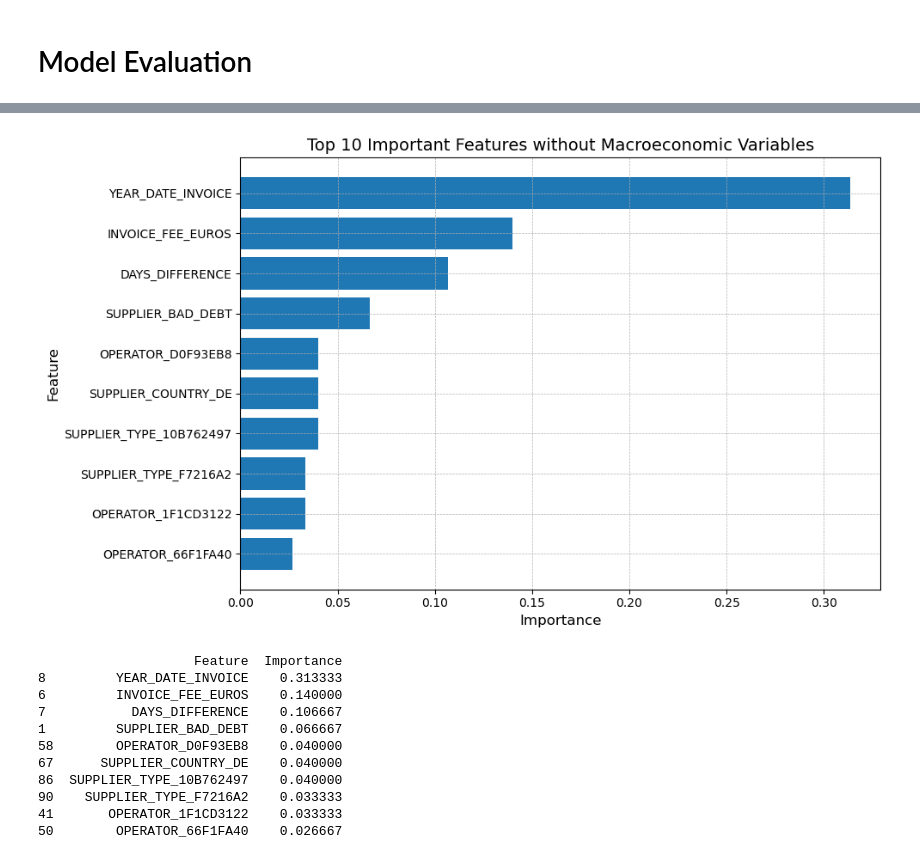
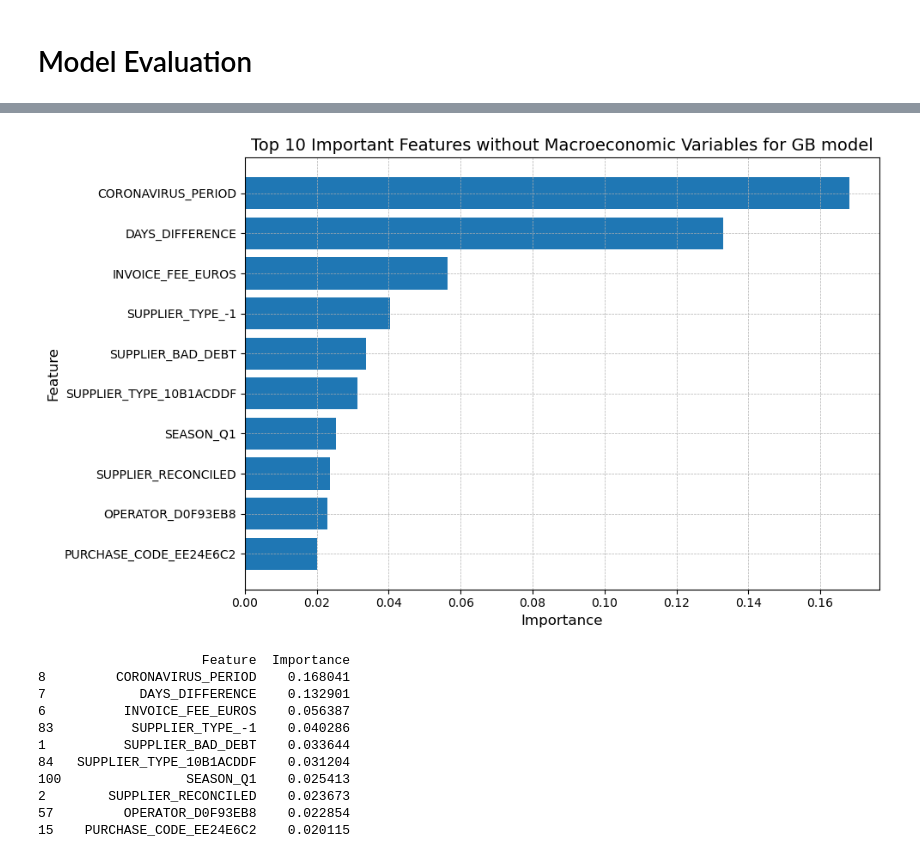
Before and after one commit to Daael/Invoice_payment_prediction, a Jupyter notebook: Invoice_Prediction.ipynb, the cells around one changed output, grey strips where cells are left out. Saved outputs shown, nothing was run; the diff lists cells and outputs as text; code cells hidden in the pictures.

```diff
--- a/Invoice_Prediction.ipynb
+++ b/Invoice_Prediction.ipynb
@@ -790,8 +783,8 @@ HDI                          0
 dtype: int64
 # %%
 # We drop the date-related columns for both datasets because we already used them for merging.
-df = df.drop(columns=['DATE_INVOICE', 'Date', 'MONTH_DATE_INVOICE'])
-df_2 = df_2.drop(columns=['DATE_INVOICE', 'MONTH_DATE_INVOICE'])
+df = df.drop(columns=['DATE_INVOICE', 'Date', 'MONTH_DATE_INVOICE', 'YEAR_DATE_INVOICE'])
+df_2 = df_2.drop(columns=['DATE_INVOICE', 'MONTH_DATE_INVOICE', 'YEAR_DATE_INVOICE'])
 
 # We also drop the OPERATOR_COUNTRY variable due to its strong correlation with OPERATOR and because it has already been used for merging.
 df = df.drop(columns=['OPERATOR_COUNTRY'])
@@ -1038,6 +1033,6 @@ for model_name, result in results.items():
     joblib.dump(trained_model, filename)
 # %%
 # Load the models
-# rf_model = joblib.load("random_forest_final_model.pkl")
-# gb_model = joblib.load("gradient_boosting_final_model.pkl")
+rf_model = joblib.load("final_model_random_forest.pkl")
+gb_model = joblib.load("final_model_gradient_boosting.pkl")
 # %% [markdown]
@@ -1189,0 +1166,4 @@ Total duration: 101.54273557662964 seconds
+# %%
+# Load the models
+rf_model_2 = joblib.load("final_model_2_random_forest.pkl")
+gb_model_2 = joblib.load("final_model_2_gradient_boosting.pkl")
@@ -1230,38 +1250,38 @@ print(top_10_features)
 # %%
-# Extracting feature importances for model without macroeconomic variables
-feature_importances = best_model_2.feature_importances_
+# Extracting feature importances for Gradient Boosting model without macroeconomic variables
+feature_importances = gb_model_2.feature_importances_
 features = X_2.columns
 
 # Creating a dataframe for better visualization
 importance_df = pd.DataFrame({'Feature': features, 'Importance': feature_importances})
 importance_df = importance_df.sort_values(by='Importance', ascending=False)
 
 # Displaying the top 10 important features
 top_10_features = importance_df.head(10)
 
 # Plotting the feature importances
 plt.figure(figsize=(10, 6))
 plt.barh(top_10_features['Feature'], top_10_features['Importance'])
 plt.xlabel('Importance', fontsize=12)
 plt.ylabel('Feature', fontsize=12)
-plt.title('Top 10 Important Features without Macroeconomic Variables', fontsize=14)
+plt.title('Top 10 Important Features without Macroeconomic Variables for GB model', fontsize=14)
 plt.gca().invert_yaxis()
 plt.grid(True, linestyle='--', linewidth=0.5)
 plt.tight_layout()
 plt.show()
 
 # Display the dataframe with the top 10 important features
 print(top_10_features)
 # %% [output]
-[figure, old version]
+[figure, new version]
-                    Feature  Importance
-8         YEAR_DATE_INVOICE    0.313333
-6         INVOICE_FEE_EUROS    0.140000
-7           DAYS_DIFFERENCE    0.106667
-1         SUPPLIER_BAD_DEBT    0.066667
-58        OPERATOR_D0F93EB8    0.040000
-67      SUPPLIER_COUNTRY_DE    0.040000
-86  SUPPLIER_TYPE_10B762497    0.040000
-90    SUPPLIER_TYPE_F7216A2    0.033333
-41       OPERATOR_1F1CD3122    0.033333
-50        OPERATOR_66F1FA40    0.026667
+                     Feature  Importance
+8         CORONAVIRUS_PERIOD    0.168041
+7            DAYS_DIFFERENCE    0.132901
+6          INVOICE_FEE_EUROS    0.056387
+83          SUPPLIER_TYPE_-1    0.040286
+1          SUPPLIER_BAD_DEBT    0.033644
+84   SUPPLIER_TYPE_10B1ACDDF    0.031204
+100                SEASON_Q1    0.025413
+2        SUPPLIER_RECONCILED    0.023673
+57         OPERATOR_D0F93EB8    0.022854
+15    PURCHASE_CODE_EE24E6C2    0.020115
```
Also changed, not shown: parts of 32 cells of this notebook, 1 other file.
